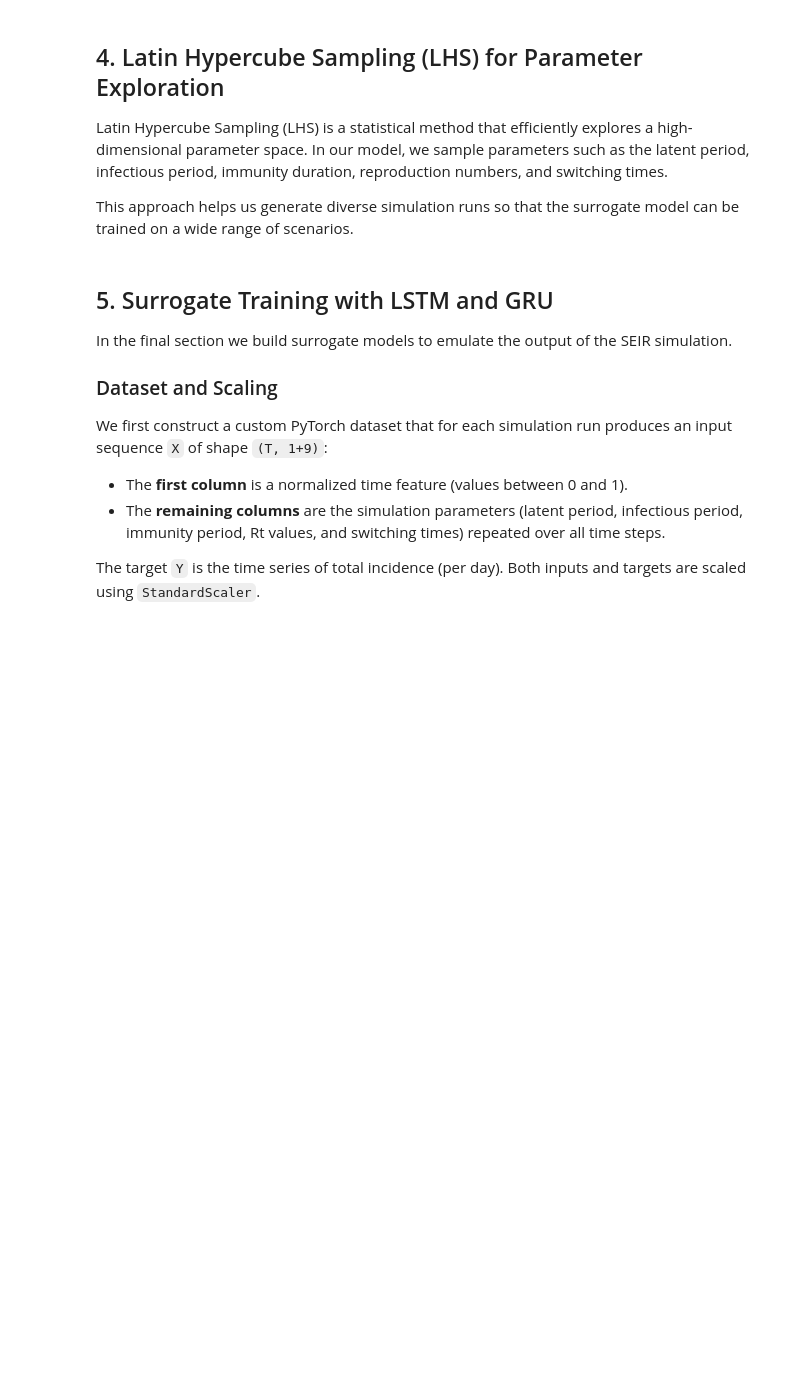
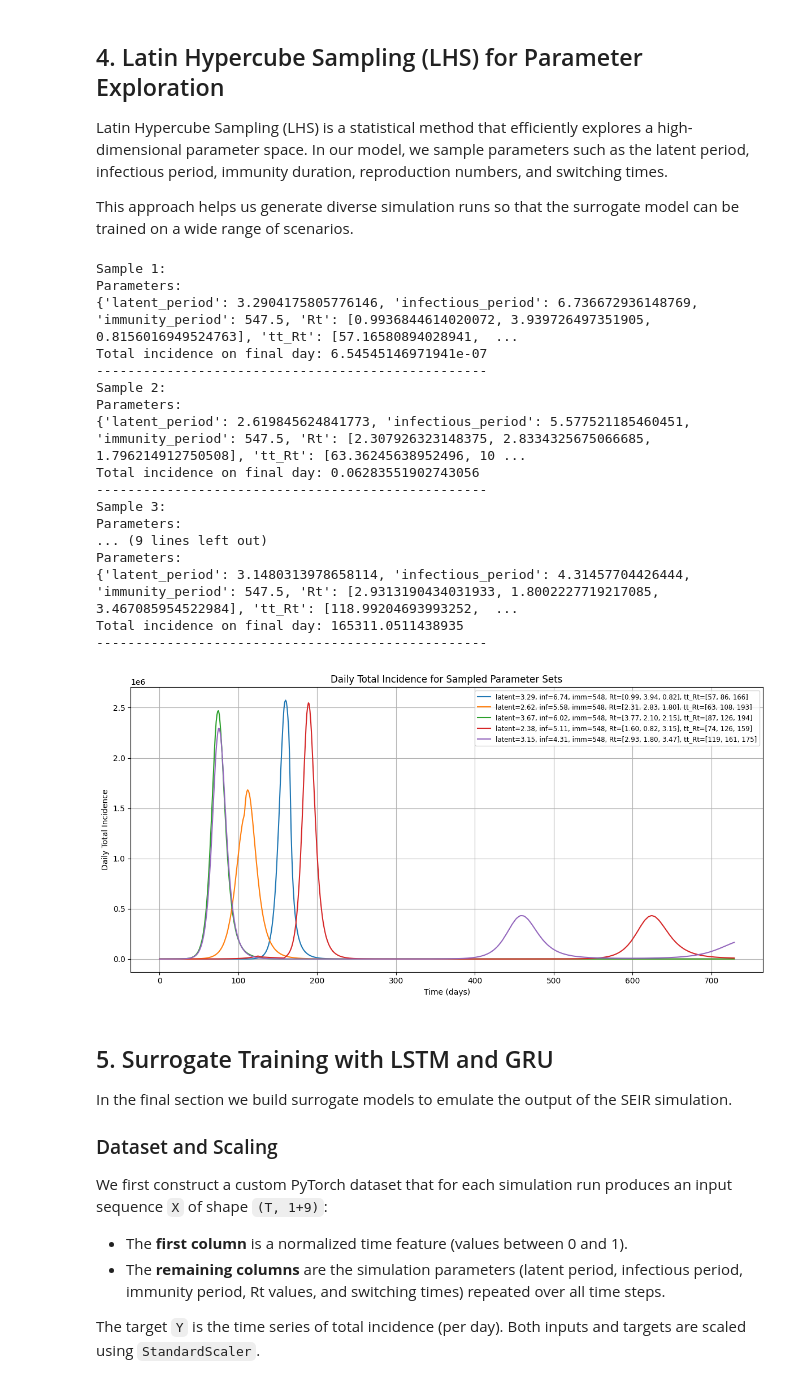
Before and after one commit to OJWatson/em101, a Jupyter notebook: seir.ipynb, the cells around one changed output. Saved outputs shown, nothing was run; the diff lists cells and outputs as text; code cells hidden in the pictures; blank space fills up the shorter version.

```diff
--- a/seir.ipynb
+++ b/seir.ipynb
@@ -447,34 +451,53 @@ def plot_sampled_results(sampled_results):
 latent_range = (2.0, 4.0)
 infectious_range = (4.0, 7.0)
 immunity_range = (365*1.5, 365*1.5)
-Rt_range = (0.5, 4.0)
+Rt_range = (0.8, 4.0)
 tt_Rt_range = (50, 200)
 
 n_samples = 5
 
 sampled_results = sample_and_run_models(
     n_samples,
     contact_matrix,
     N,
     I0,
     t_end=730,
     latent_range=latent_range,
     infectious_range=infectious_range,
     immunity_range=immunity_range,
     Rt_range=Rt_range,
     tt_Rt_range=tt_Rt_range,
     dt=0.1,
     seed=42,
 )
 
 for i, (params, output) in enumerate(sampled_results):
     print(f"Sample {i+1}:")
     print("Parameters:")
     print(params)
     print("Total incidence on final day:", output["total_incidence"][-1])
     print("-" * 50)
 
 plot_sampled_results(sampled_results)
+# %% [output]
+Sample 1:
+Parameters:
+{'latent_period': 3.2904175805776146, 'infectious_period': 6.736672936148769, 'immunity_period': 547.5, 'Rt': [0.9936844614020072, 3.939726497351905, 0.8156016949524763], 'tt_Rt': [57.16580894028941,  ...
+Total incidence on final day: 6.54545146971941e-07
+--------------------------------------------------
+Sample 2:
+Parameters:
+{'latent_period': 2.619845624841773, 'infectious_period': 5.577521185460451, 'immunity_period': 547.5, 'Rt': [2.307926323148375, 2.8334325675066685, 1.796214912750508], 'tt_Rt': [63.36245638952496, 10 ...
+Total incidence on final day: 0.06283551902743056
+--------------------------------------------------
+Sample 3:
+Parameters:
+... (9 lines left out)
+Parameters:
+{'latent_period': 3.1480313978658114, 'infectious_period': 4.31457704426444, 'immunity_period': 547.5, 'Rt': [2.9313190434031933, 1.8002227719217085, 3.467085954522984], 'tt_Rt': [118.99204693993252,  ...
+Total incidence on final day: 165311.0511438935
+--------------------------------------------------
+[figure, added]
 # %% [markdown]
 ## 5. Surrogate Training with LSTM and GRU
 
```
Also changed, not shown: parts of 7 cells of this notebook.
